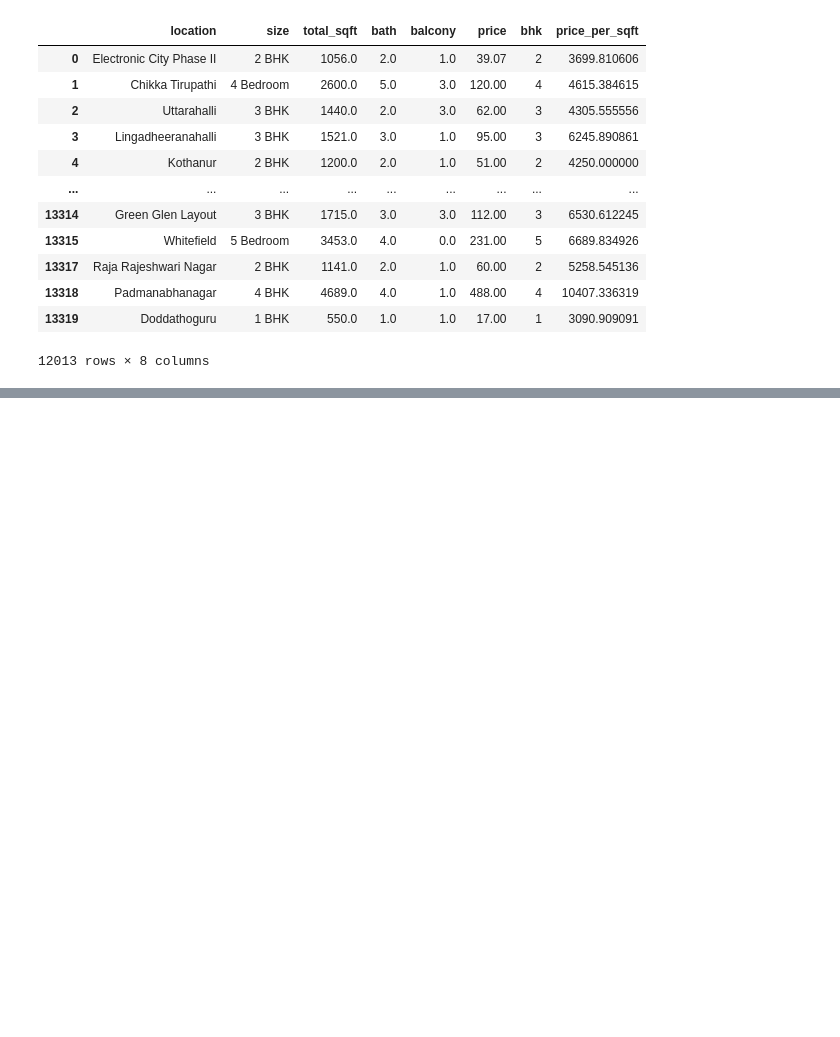
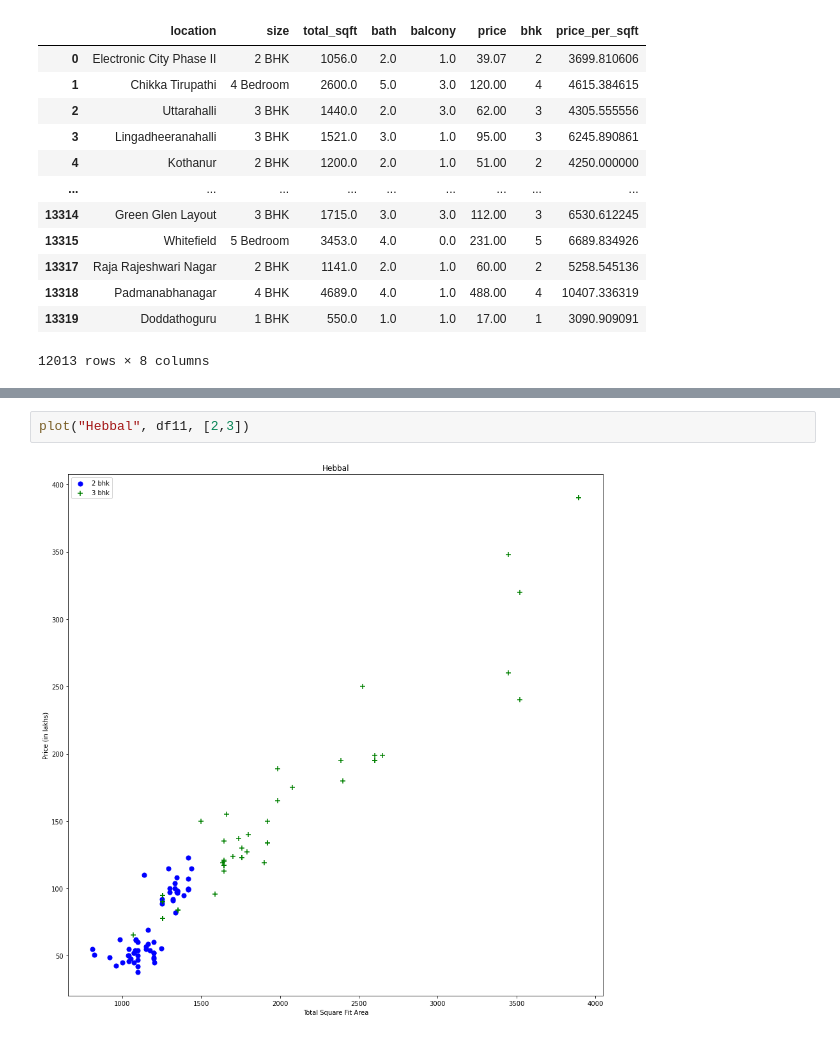
Before and after one commit to ronit1996/machineLearning, a Jupyter notebook: Multi Variate Linear Regression.ipynb, the cells around one changed output, grey strips where cells are left out. Saved outputs shown, nothing was run; the diff lists cells and outputs as text; blank space fills up the shorter version.

```diff
--- a/Multi Variate Linear Regression.ipynb
+++ b/Multi Variate Linear Regression.ipynb
@@ -274,0 +409,4 @@ df8
+# %%
+plot("Hebbal", df11, [2,3])
+# %% [output]
+[figure, added]
```
Also changed, not shown: parts of 50 cells of this notebook.
